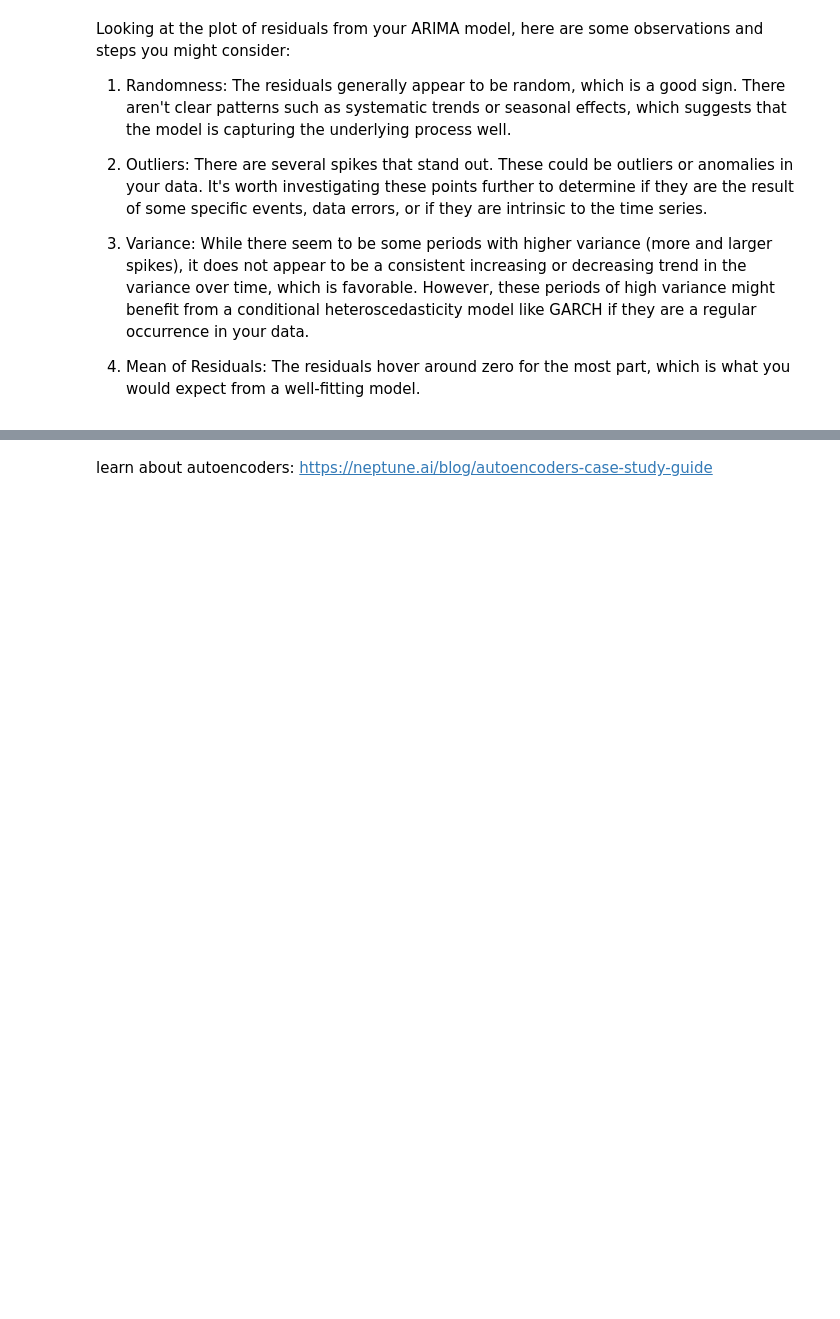
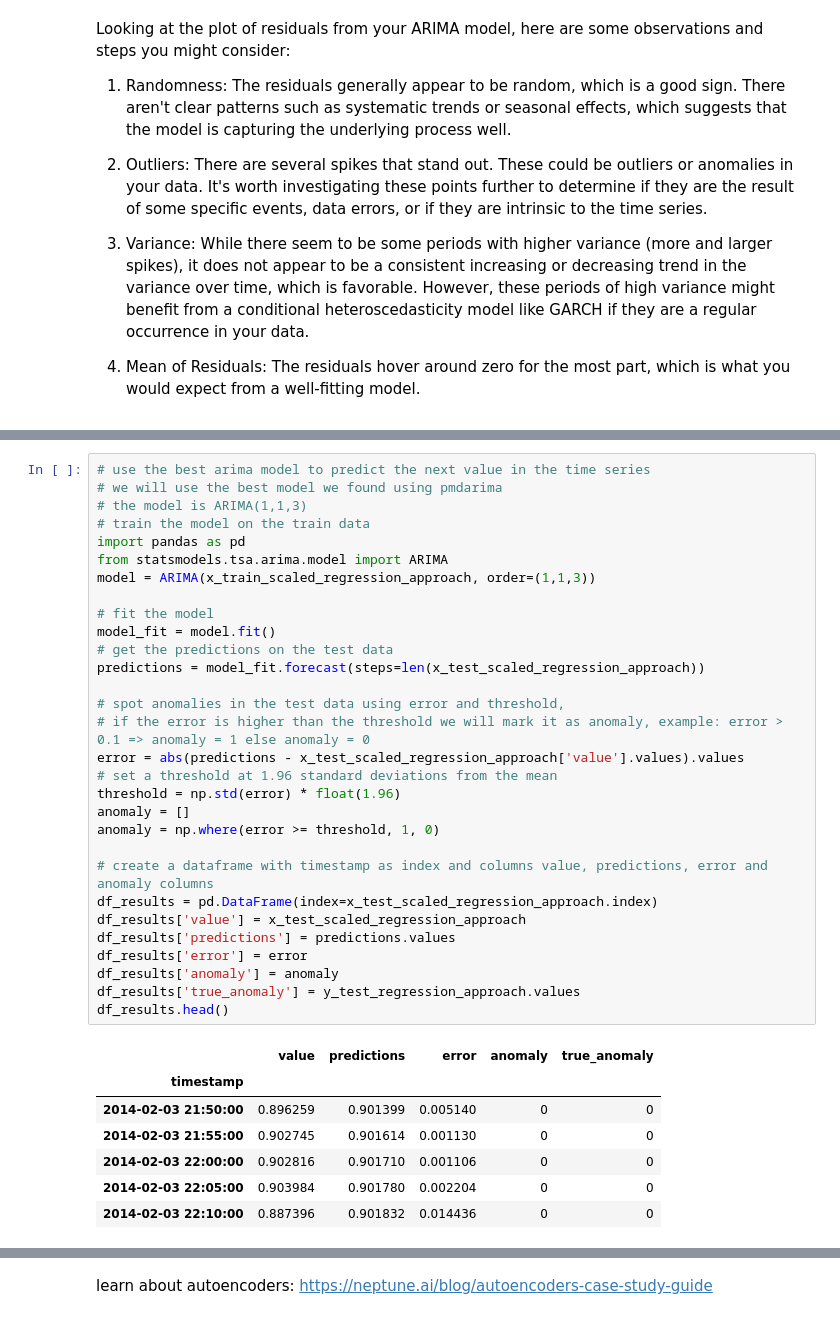
Before and after one commit to nirro88/learn_data_science_unsupervised_learning, a Jupyter notebook: anomaly_detection_time_series_data.ipynb, the cells around one changed output, grey strips where cells are left out. Saved outputs shown, nothing was run; the diff lists cells and outputs as text; blank space fills up the shorter version.

```diff
--- a/anomaly_detection_time_series_data.ipynb
+++ b/anomaly_detection_time_series_data.ipynb
@@ -776,0 +797,38 @@ There aren't clear patterns such as systematic trends or seasonal effects, which
+# %%
+# use the best arima model to predict the next value in the time series
+# we will use the best model we found using pmdarima
+# the model is ARIMA(1,1,3)
+# train the model on the train data
+import pandas as pd
+from statsmodels.tsa.arima.model import ARIMA
+model = ARIMA(x_train_scaled_regression_approach, order=(1,1,3))
+
+# fit the model
+model_fit = model.fit()
+# get the predictions on the test data
+predictions = model_fit.forecast(steps=len(x_test_scaled_regression_approach))
+
+# spot anomalies in the test data using error and threshold,
+# if the error is higher than the threshold we will mark it as anomaly, example: error > 0.1 => anomaly = 1 else anomaly = 0
+error = abs(predictions - x_test_scaled_regression_approach['value'].values).values
+# set a threshold at 1.96 standard deviations from the mean
+threshold = np.std(error) * float(1.96)
+anomaly = []
+anomaly = np.where(error >= threshold, 1, 0)
+
+# create a dataframe with timestamp as index and columns value, predictions, error and anomaly columns
+df_results = pd.DataFrame(index=x_test_scaled_regression_approach.index)
+df_results['value'] = x_test_scaled_regression_approach
+df_results['predictions'] = predictions.values
+df_results['error'] = error
+df_results['anomaly'] = anomaly
+df_results['true_anomaly'] = y_test_regression_approach.values
+df_results.head()
+# %% [output]
+|  | value | predictions | error | anomaly | true_anomaly |
+| timestamp |  |  |  |  |  |
+| 2014-02-03 21:50:00 | 0.896259 | 0.901399 | 0.005140 | 0 | 0 |
+| 2014-02-03 21:55:00 | 0.902745 | 0.901614 | 0.001130 | 0 | 0 |
+| 2014-02-03 22:00:00 | 0.902816 | 0.901710 | 0.001106 | 0 | 0 |
+| 2014-02-03 22:05:00 | 0.903984 | 0.901780 | 0.002204 | 0 | 0 |
+| 2014-02-03 22:10:00 | 0.887396 | 0.901832 | 0.014436 | 0 | 0 |
```
Also changed, not shown: parts of 16 cells of this notebook.
